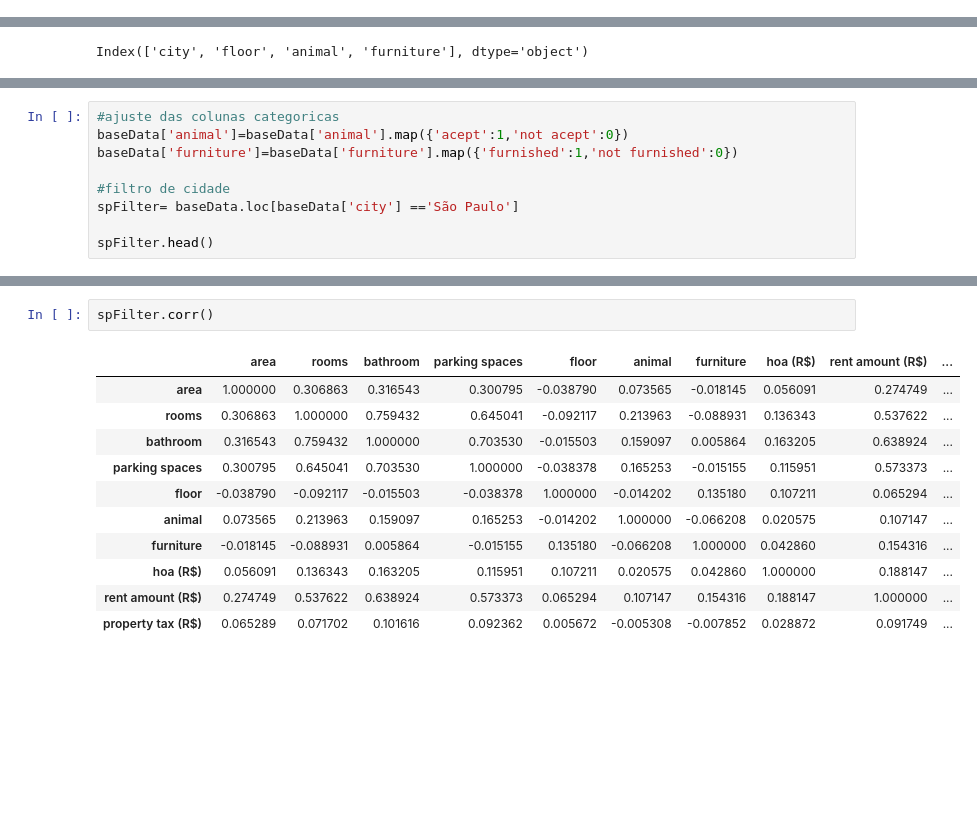
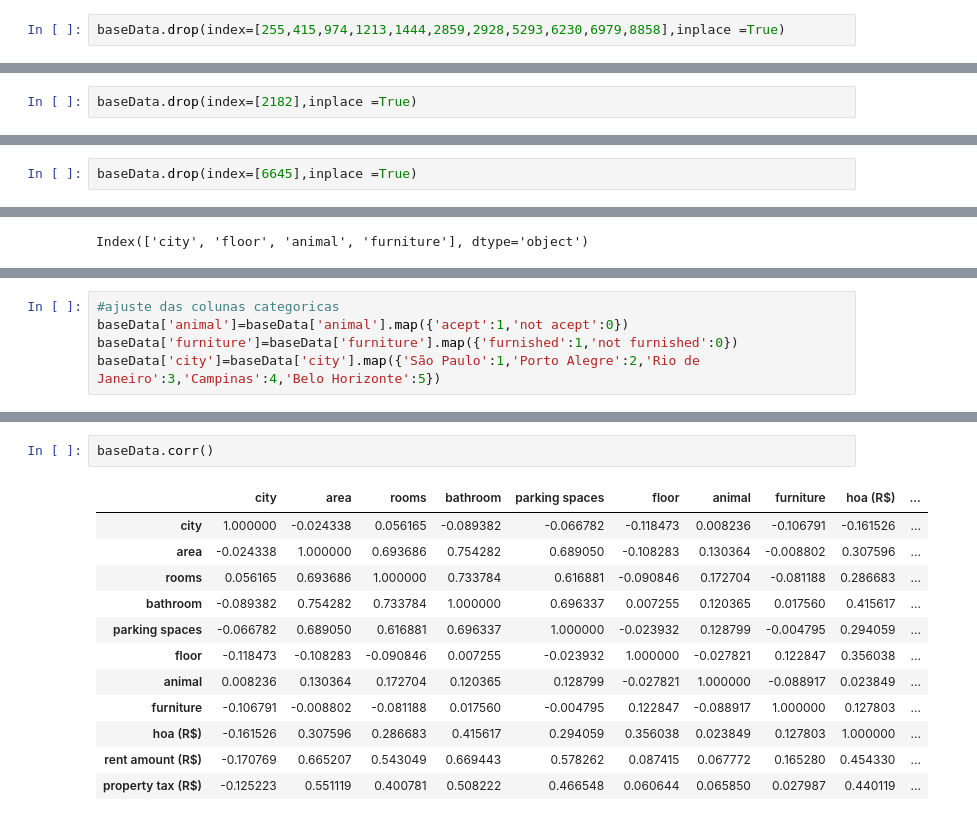
Before and after one commit to GeuberLucas/Machine_Learning_end_to_end, a Jupyter notebook: codigo_no_jupiter.ipynb, the cells around one changed output, grey strips where cells are left out. Drawn from its saved outputs; the diff is of its cells as text; blank space fills up the shorter version.

```diff
--- a/codigo_no_jupiter.ipynb
+++ b/codigo_no_jupiter.ipynb
@@ -155,3 +207,5 @@ baseData['hoa (R$)'].max()
+# %%
+baseData.drop(index=[255,415,974,1213,1444,2859,2928,5293,6230,6979,8858],inplace =True)
 # %%
 baseData.tail()
 # %% [output]
@@ -205,3 +224,5 @@ Name: rent amount (R$), dtype: float64
+# %%
+baseData.drop(index=[2182],inplace =True)
 # %%
 baseData['property tax (R$)'].describe()
 # %% [output]
@@ -217,3 +286,5 @@ Name: property tax (R$), dtype: float64
+# %%
+baseData.drop(index=[6645],inplace =True)
 # %% [markdown]
 engenharia de features
 # %%
@@ -247,8 +338,4 @@ Name: animal, Length: 10692, dtype: int64
 #ajuste das colunas categoricas
 baseData['animal']=baseData['animal'].map({'acept':1,'not acept':0})
 baseData['furniture']=baseData['furniture'].map({'furnished':1,'not furnished':0})
-
-#filtro de cidade
-spFilter= baseData.loc[baseData['city'] =='São Paulo']
-
-spFilter.head()
+baseData['city']=baseData['city'].map({'São Paulo':1,'Porto Alegre':2,'Rio de Janeiro':3,'Campinas':4,'Belo Horizonte':5})
@@ -285,17 +362,18 @@ characteristics.head()
 # %%
-spFilter.corr()
+baseData.corr()
 # %% [output]
-|  | area | rooms | bathroom | parking spaces | floor | animal | furniture | hoa (R$) | rent amount (R$) | ... |
-| area | 1.000000 | 0.306863 | 0.316543 | 0.300795 | -0.038790 | 0.073565 | -0.018145 | 0.056091 | 0.274749 | ... |
-| rooms | 0.306863 | 1.000000 | 0.759432 | 0.645041 | -0.092117 | 0.213963 | -0.088931 | 0.136343 | 0.537622 | ... |
-| bathroom | 0.316543 | 0.759432 | 1.000000 | 0.703530 | -0.015503 | 0.159097 | 0.005864 | 0.163205 | 0.638924 | ... |
-| parking spaces | 0.300795 | 0.645041 | 0.703530 | 1.000000 | -0.038378 | 0.165253 | -0.015155 | 0.115951 | 0.573373 | ... |
-| floor | -0.038790 | -0.092117 | -0.015503 | -0.038378 | 1.000000 | -0.014202 | 0.135180 | 0.107211 | 0.065294 | ... |
-| animal | 0.073565 | 0.213963 | 0.159097 | 0.165253 | -0.014202 | 1.000000 | -0.066208 | 0.020575 | 0.107147 | ... |
-| furniture | -0.018145 | -0.088931 | 0.005864 | -0.015155 | 0.135180 | -0.066208 | 1.000000 | 0.042860 | 0.154316 | ... |
-| hoa (R$) | 0.056091 | 0.136343 | 0.163205 | 0.115951 | 0.107211 | 0.020575 | 0.042860 | 1.000000 | 0.188147 | ... |
-| rent amount (R$) | 0.274749 | 0.537622 | 0.638924 | 0.573373 | 0.065294 | 0.107147 | 0.154316 | 0.188147 | 1.000000 | ... |
-| property tax (R$) | 0.065289 | 0.071702 | 0.101616 | 0.092362 | 0.005672 | -0.005308 | -0.007852 | 0.028872 | 0.091749 | ... |
+|  | city | area | rooms | bathroom | parking spaces | floor | animal | furniture | hoa (R$) | ... |
+| city | 1.000000 | -0.024338 | 0.056165 | -0.089382 | -0.066782 | -0.118473 | 0.008236 | -0.106791 | -0.161526 | ... |
+| area | -0.024338 | 1.000000 | 0.693686 | 0.754282 | 0.689050 | -0.108283 | 0.130364 | -0.008802 | 0.307596 | ... |
+| rooms | 0.056165 | 0.693686 | 1.000000 | 0.733784 | 0.616881 | -0.090846 | 0.172704 | -0.081188 | 0.286683 | ... |
+| bathroom | -0.089382 | 0.754282 | 0.733784 | 1.000000 | 0.696337 | 0.007255 | 0.120365 | 0.017560 | 0.415617 | ... |
+| parking spaces | -0.066782 | 0.689050 | 0.616881 | 0.696337 | 1.000000 | -0.023932 | 0.128799 | -0.004795 | 0.294059 | ... |
+| floor | -0.118473 | -0.108283 | -0.090846 | 0.007255 | -0.023932 | 1.000000 | -0.027821 | 0.122847 | 0.356038 | ... |
+| animal | 0.008236 | 0.130364 | 0.172704 | 0.120365 | 0.128799 | -0.027821 | 1.000000 | -0.088917 | 0.023849 | ... |
+| furniture | -0.106791 | -0.008802 | -0.081188 | 0.017560 | -0.004795 | 0.122847 | -0.088917 | 1.000000 | 0.127803 | ... |
+| hoa (R$) | -0.161526 | 0.307596 | 0.286683 | 0.415617 | 0.294059 | 0.356038 | 0.023849 | 0.127803 | 1.000000 | ... |
+| rent amount (R$) | -0.170769 | 0.665207 | 0.543049 | 0.669443 | 0.578262 | 0.087415 | 0.067772 | 0.165280 | 0.454330 | ... |
+| property tax (R$) | -0.125223 | 0.551119 | 0.400781 | 0.508222 | 0.466548 | 0.060644 | 0.065850 | 0.027987 | 0.440119 | ... |
 # %%
 from yellowbrick.features import Rank2D
 
```
Also changed, not shown: parts of 22 cells of this notebook, 1 other file.
